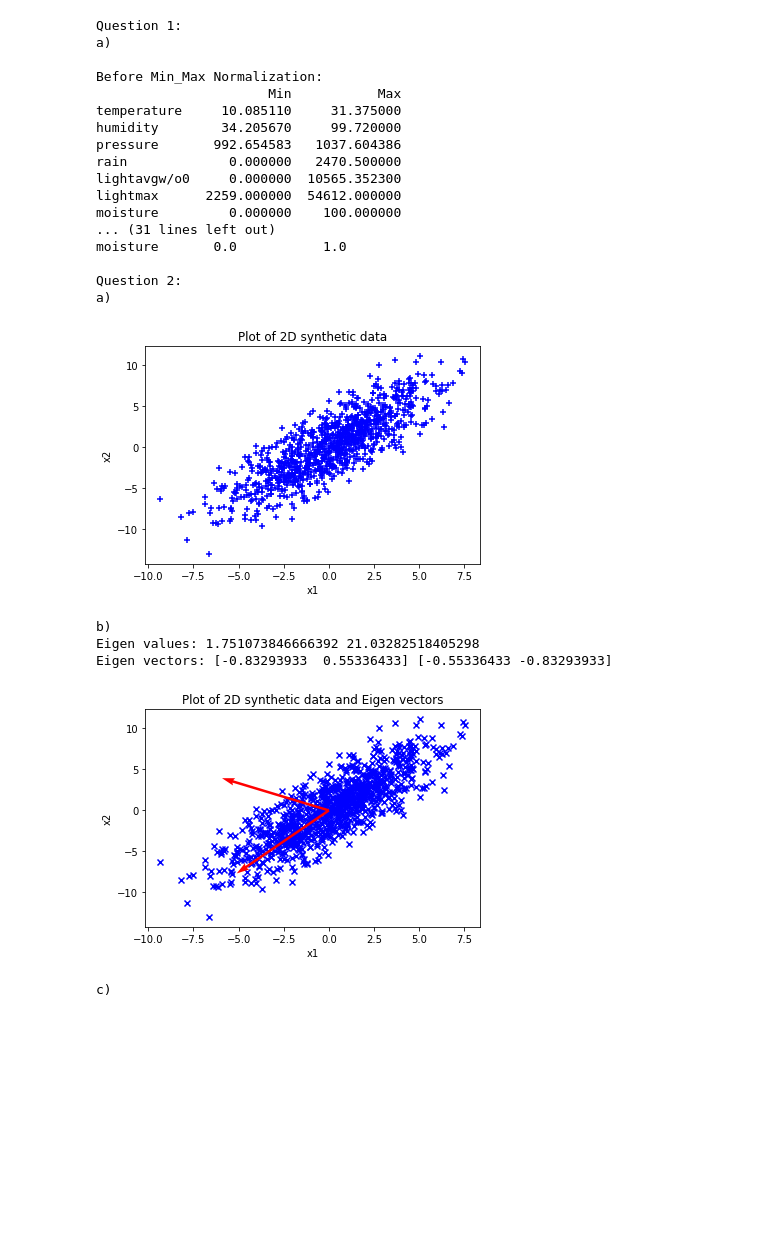
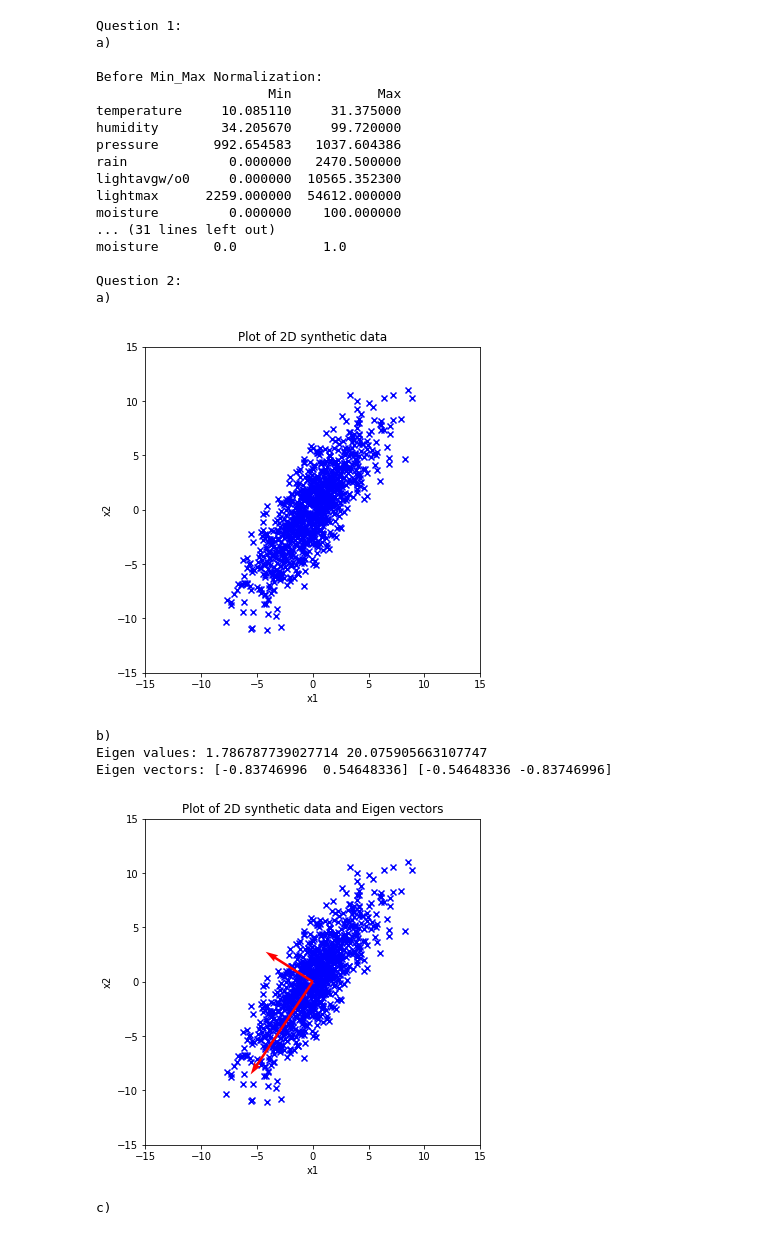
Before and after one commit to WCoder007/Data_Science_Projects, a Jupyter notebook: A3/b19098_A3.ipynb, the cells around one changed output. Drawn from its saved outputs; the diff is of its cells as text; code cells hidden in the pictures; blank space fills up the shorter version.

```diff
--- a/A3/b19098_A3.ipynb
+++ b/A3/b19098_A3.ipynb
@@ -57,38 +57,48 @@ cov=np.array([[5,10],[10,13]])
 D=np.random.multivariate_normal(mean,cov,1000,'ignore') #Generating Data
 #a
 print('a)')
-plt.scatter(D.T[0],D.T[1],marker='+',color='blue')
+plt.figure(figsize=(6,6))
+plt.scatter(D.T[0],D.T[1],marker='x',color='blue')
+plt.xlim(-15,15);plt.ylim(-15,15)
 plt.xlabel('x1');plt.ylabel('x2')
 plt.title('Plot of 2D synthetic data');plt.show()
 #b
 print('\nb)')
-eigval,eigvec=np.linalg.eig(np.cov(D.T))
+eigval,eigvec=np.linalg.eig(np.cov(D.T)) #Eigen Value and Eigen Vector
 print('Eigen values:',*eigval,'\nEigen vectors:',*eigvec.T)
+plt.figure(figsize=(6,6))
 plt.scatter(D.T[0],D.T[1],marker='x',color='blue')
-plt.quiver([0,0],[0,0],eigvec[0],eigvec[1],angles="xy",color='red',scale=3)
+plt.quiver([0],[0],eigvec[0][0],eigvec[1][0],angles="xy",color='red',scale=6)
+plt.quiver([0],[0],eigvec[0][1],eigvec[1][1],angles="xy",color='red',scale=3)
+plt.xlim(-15,15);plt.ylim(-15,15)
 plt.xlabel('x1');plt.ylabel('x2')
 plt.title('Plot of 2D synthetic data and Eigen vectors');plt.show()
 
 #c
 print('\nc)')
-prj=np.dot(D,eigvec)#Projection
+prj=np.dot(D,eigvec) #Projection
 
+plt.figure(figsize=(6,6))
 plt.scatter(D.T[0],D.T[1],marker='x',color='blue')
-plt.quiver([0,0],[0,0],eigvec[0],eigvec[1],angles="xy",color='red',scale=3)
+plt.quiver([0],[0],eigvec[0][0],eigvec[1][0],angles="xy",color='red',scale=6)
+plt.quiver([0],[0],eigvec[0][1],eigvec[1][1],angles="xy",color='red',scale=3)
 plt.scatter(prj[:,0]*eigvec[0][0],prj[:,0]*eigvec[1][0],color='magenta',marker='x')
 plt.xlabel('x1');plt.ylabel('x2')
+plt.xlim(-15,15);plt.ylim(-15,15)
 plt.title('Projected values on 1st eigen vector');plt.show()
 
-
+plt.figure(figsize=(6,6))
 plt.scatter(D.T[0],D.T[1],marker='x',color='blue')
-plt.quiver([0,0],[0,0],eigvec[0],eigvec[1],angles="xy",color='red',scale=3)
+plt.quiver([0],[0],eigvec[0][0],eigvec[1][0],angles="xy",color='red',scale=6)
+plt.quiver([0],[0],eigvec[0][1],eigvec[1][1],angles="xy",color='red',scale=3)
 plt.scatter(prj[:,1]*eigvec[0][1],prj[:,1]*eigvec[1][1],color='magenta',marker='x')
 plt.xlabel('x1');plt.ylabel('x2')
+plt.xlim(-15,15);plt.ylim(-15,15)
 plt.title('Projected values on 2nd eigen vector');plt.show()
 #d
 print('\nd)')
 D_=np.dot(prj,eigvec.T)#Reconstructing Reduced Dimensional Data
-print('Root Mean Square Error:',(((D-D_)**2).sum()/len(D_)))
+print('Mean Square Error:',(((D-D_)**2).sum()/len(D_)))
 
 #3
 print('\nQuestion 3:')
@@ -102,10 +112,12 @@ eigval=eigval[::-1]#Reversing (In Descending Order)
 
 pca=PCA(n_components=2)#PCA with l=2
 Data=pca.fit_transform(df)
-
+N = len(df)
 
 for i in range(2):
-    print('Variance along Eigen Vector',i+1,':',np.var(Data.T[i]),
+    print('Population Variance along Eigen Vector',i+1,':',np.var(Data.T[i]), #population variance(Denominator of variance = N)
+           '\nSample Variance along Eigen Vector',i+1,':',(np.var(Data.T[i]))*N/(N-1), #Sample variance(Denominator of variance = N-1)
+    #for the above you can use an inbuilt function
           '\nEigen Value corresponding to Eigen Vector',i+1,':',eigval[i],'\n')
 
 plt.scatter(Data.T[0],Data.T[1])# Scatter plot of reduced dimensional data.
@@ -126,36 +138,36 @@ print('c)')
 RMSE=[]#Empty List
 for i in range(1,8):
     pca=PCA(n_components=i)# PCA with l=i
     Data=pca.fit_transform(df)#Data with Reduced Dimension
     D_=pca.inverse_transform(Data)#Reconstructed Data
     RMSE.append((((df.values-D_)**2).sum()/len(D_))**.5)#Appending list with RMSE
 
 plt.bar(range(1,8),RMSE,color='orange')#Plot
 plt.plot(range(1,8),RMSE,color='black')
 plt.scatter(range(1,8),RMSE)
 plt.ylabel('RMSE');plt.xlabel('l')
 plt.title('Reconstruction Error');plt.show()
 # %% [output]
 Question 1:
 a)
 
 Before Min_Max Normalization:
                       Min           Max
 temperature     10.085110     31.375000
 humidity        34.205670     99.720000
 pressure       992.654583   1037.604386
 rain             0.000000   2470.500000
 lightavgw/o0     0.000000  10565.352300
 lightmax      2259.000000  54612.000000
 moisture         0.000000    100.000000
 ... (31 lines left out)
 moisture       0.0           1.0
 
 Question 2:
 a)
-[figure, old version]
+[figure, new version]
 b)
-Eigen values: 1.751073846666392 21.03282518405298
-Eigen vectors: [-0.83293933  0.55336433] [-0.55336433 -0.83293933]
+Eigen values: 1.786787739027714 20.075905663107747
+Eigen vectors: [-0.83746996  0.54648336] [-0.54648336 -0.83746996]
-[figure, old version]
+[figure, new version]
 c)
```
Also changed, not shown: parts of 1 cell of this notebook.
